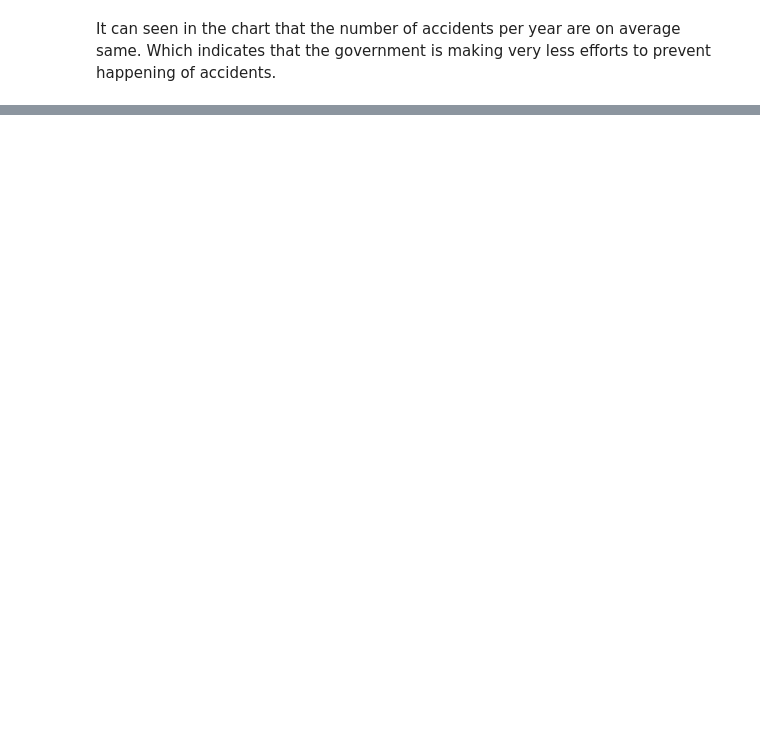
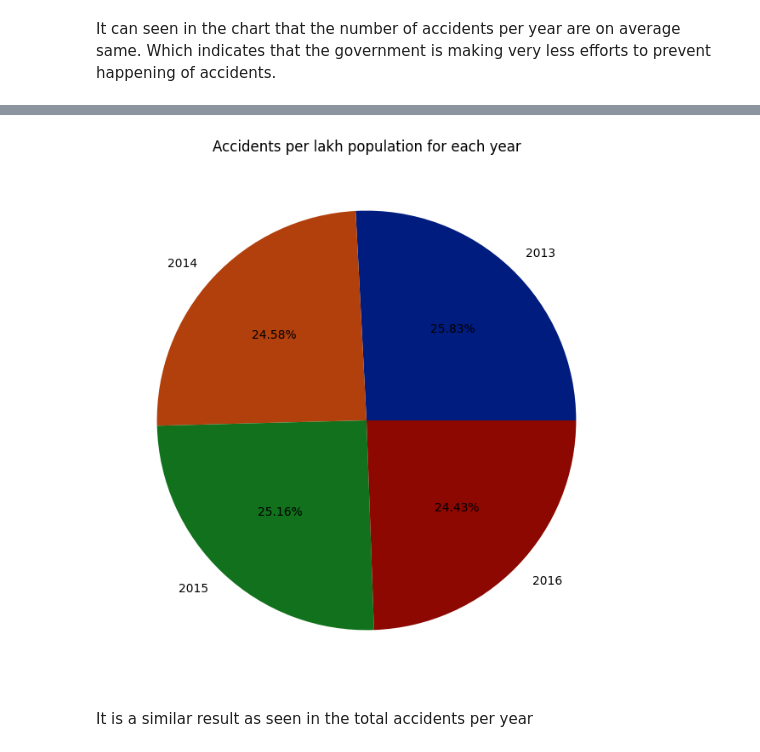
Before and after one commit to Vinnamre/Road-Accidents-in-India, a Jupyter notebook: code/1.ipynb, the cells around one changed output, grey strips where cells are left out. Saved outputs shown, nothing was run; the diff lists cells and outputs as text; code cells hidden in the pictures; blank space fills up the shorter version.

```diff
--- a/code/1.ipynb
+++ b/code/1.ipynb
@@ -190,0 +213,12 @@ It can seen in the chart that the number of accidents per year are on average sa
+# %%
+labels = ['2013','2014', '2015', '2016']
+accidents = [Pop_13, pop_14, pop_15, pop_16]
+
+plt.figure(figsize=(10,8))
+plt.pie(accidents, labels= labels, colors= colors, autopct= '%.2f%%')
+plt.title('Accidents per lakh population for each year')
+plt.show()
+# %% [output]
+[figure, added]
+# %% [markdown]
+It is a similar result as seen in the total accidents per year
```
Also changed, not shown: parts of 8 cells of this notebook.
